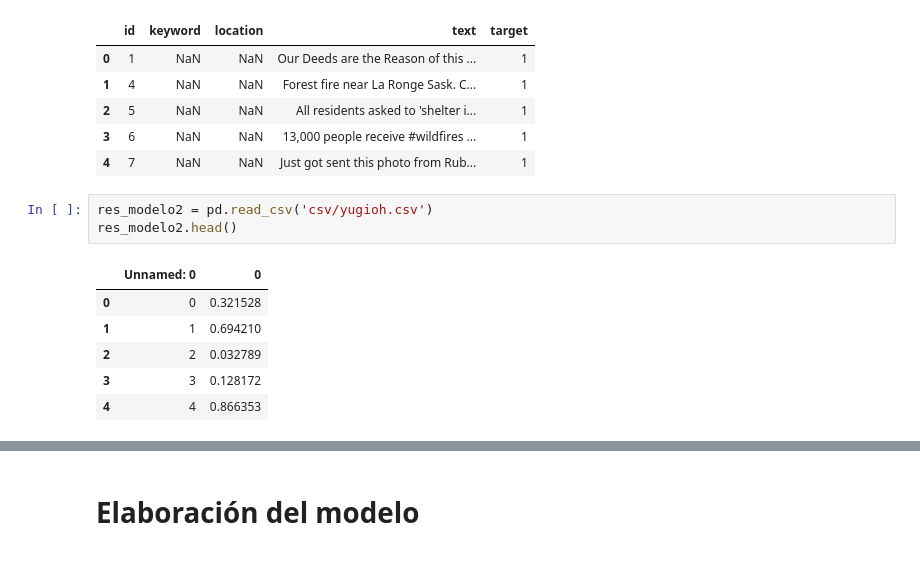
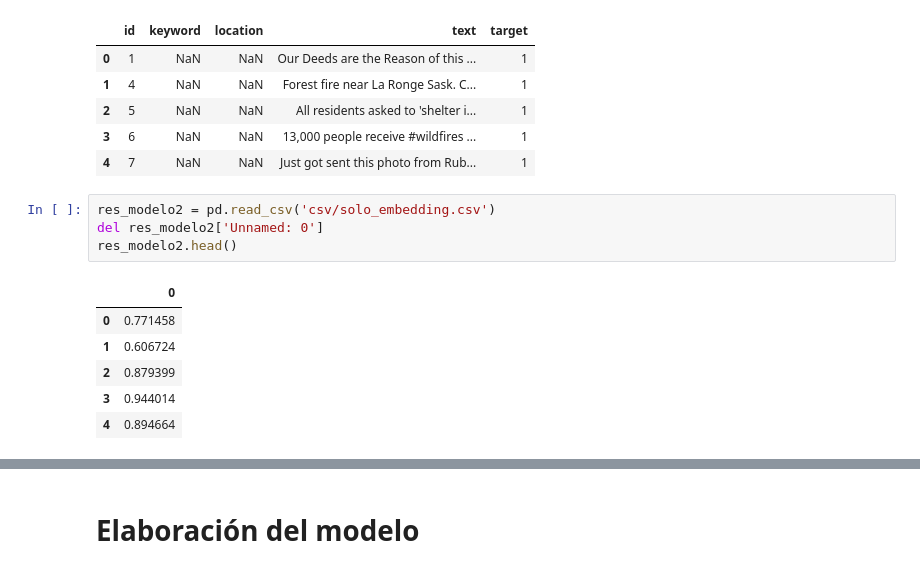
Before and after one commit to RiedelNicolas/TP2-Organizacion-de-Datos, a Jupyter notebook: modelo_3.ipynb, the cells around one changed output, grey strips where cells are left out. Drawn from its saved outputs; the diff is of its cells as text.

```diff
--- a/modelo_3.ipynb
+++ b/modelo_3.ipynb
@@ -42,12 +42,13 @@ train.head()
 | 3 | 6 | NaN | NaN | 13,000 people receive #wildfires ... | 1 |
 | 4 | 7 | NaN | NaN | Just got sent this photo from Rub... | 1 |
 # %%
-res_modelo2 = pd.read_csv('csv/yugioh.csv')
+res_modelo2 = pd.read_csv('csv/solo_embedding.csv')
+del res_modelo2['Unnamed: 0']
 res_modelo2.head()
 # %% [output]
-|  | Unnamed: 0 | 0 |
-| 0 | 0 | 0.321528 |
-| 1 | 1 | 0.694210 |
-| 2 | 2 | 0.032789 |
-| 3 | 3 | 0.128172 |
-| 4 | 4 | 0.866353 |
+|  | 0 |
+| 0 | 0.771458 |
+| 1 | 0.606724 |
+| 2 | 0.879399 |
+| 3 | 0.944014 |
+| 4 | 0.894664 |
```
Also changed, not shown: parts of 28 cells of this notebook, 11 other files.
